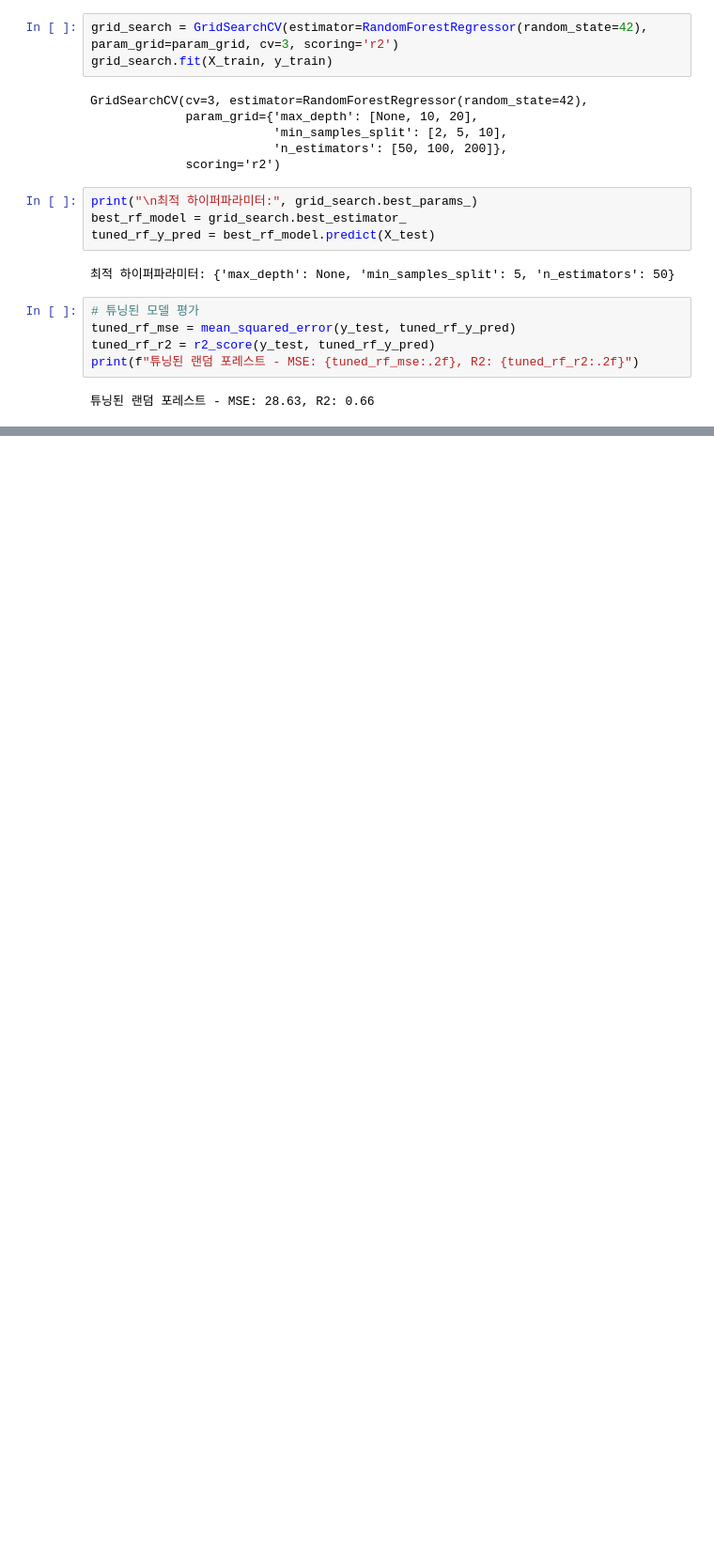
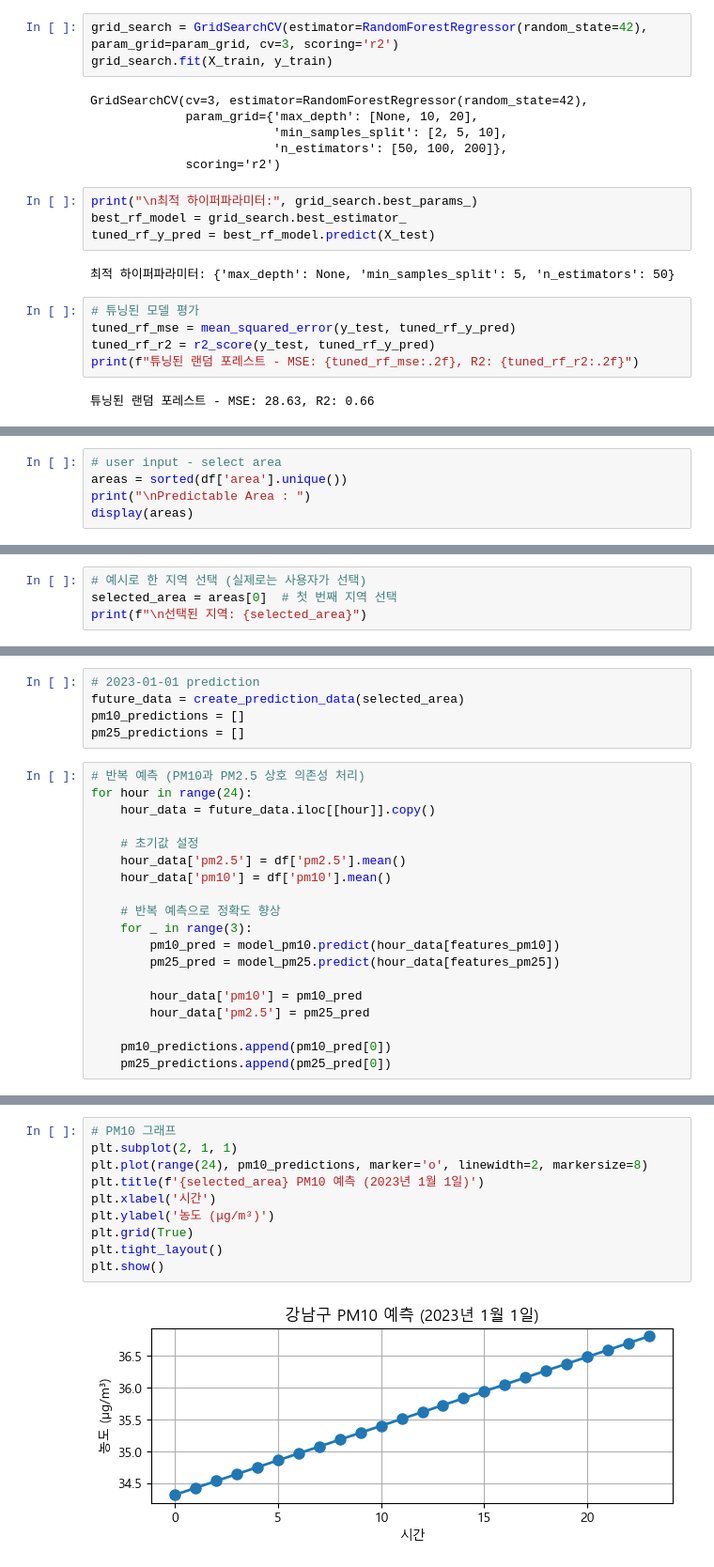
Before and after one commit to PlaidMoon99/AI_project, a Jupyter notebook: LinerRegression.ipynb, the cells around one changed output, grey strips where cells are left out. Shown at 94% size. Drawn from its saved outputs; the diff is of its cells as text; blank space fills up the shorter version.

```diff
--- a/LinerRegression.ipynb
+++ b/LinerRegression.ipynb
@@ -1530,0 +1678,5 @@ print(f"튜닝된 랜덤 포레스트 - MSE: {tuned_rf_mse:.2f}, R2: {tuned_rf_r
+# %%
+# user input - select area
+areas = sorted(df['area'].unique())
+print("\nPredictable Area : ")
+display(areas)
@@ -1530,0 +1702,4 @@ print(f"튜닝된 랜덤 포레스트 - MSE: {tuned_rf_mse:.2f}, R2: {tuned_rf_r
+# %%
+# 예시로 한 지역 선택 (실제로는 사용자가 선택)
+selected_area = areas[0]  # 첫 번째 지역 선택
+print(f"\n선택된 지역: {selected_area}")
@@ -1530,0 +1708,24 @@ print(f"튜닝된 랜덤 포레스트 - MSE: {tuned_rf_mse:.2f}, R2: {tuned_rf_r
+# %%
+# 2023-01-01 prediction
+future_data = create_prediction_data(selected_area)
+pm10_predictions = []
+pm25_predictions = []
+# %%
+# 반복 예측 (PM10과 PM2.5 상호 의존성 처리)
+for hour in range(24):
+    hour_data = future_data.iloc[[hour]].copy()
+
+    # 초기값 설정
+    hour_data['pm2.5'] = df['pm2.5'].mean()
+    hour_data['pm10'] = df['pm10'].mean()
+
+    # 반복 예측으로 정확도 향상
+    for _ in range(3):
+        pm10_pred = model_pm10.predict(hour_data[features_pm10])
+        pm25_pred = model_pm25.predict(hour_data[features_pm25])
+
+        hour_data['pm10'] = pm10_pred
+        hour_data['pm2.5'] = pm25_pred
+
+    pm10_predictions.append(pm10_pred[0])
+    pm25_predictions.append(pm25_pred[0])
@@ -1530,0 +1738,12 @@ print(f"튜닝된 랜덤 포레스트 - MSE: {tuned_rf_mse:.2f}, R2: {tuned_rf_r
+# %%
+# PM10 그래프
+plt.subplot(2, 1, 1)
+plt.plot(range(24), pm10_predictions, marker='o', linewidth=2, markersize=8)
+plt.title(f'{selected_area} PM10 예측 (2023년 1월 1일)')
+plt.xlabel('시간')
+plt.ylabel('농도 (μg/m³)')
+plt.grid(True)
+plt.tight_layout()
+plt.show()
+# %% [output]
+[figure, added]
```
Also changed, not shown: parts of 25 cells of this notebook, 1 other file.
